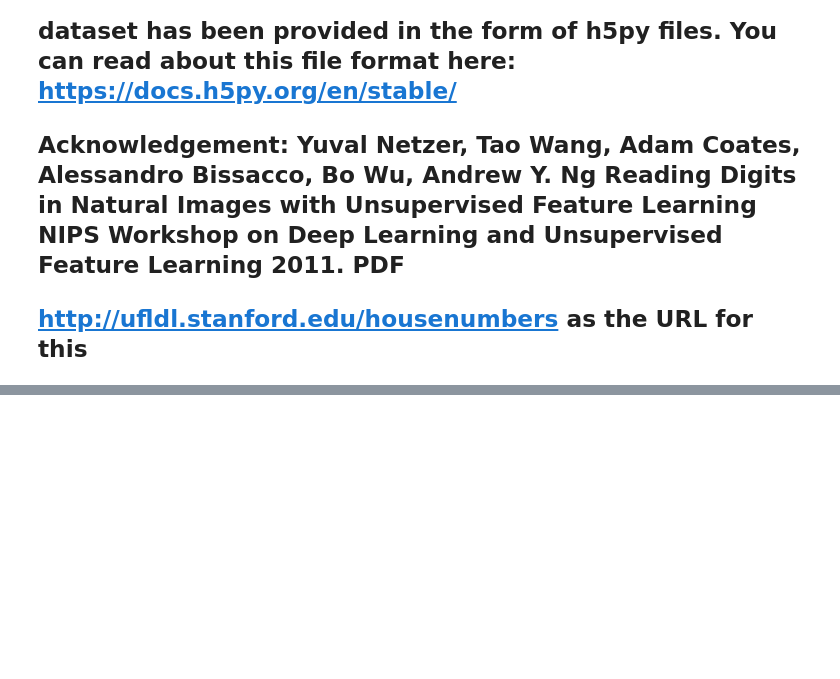
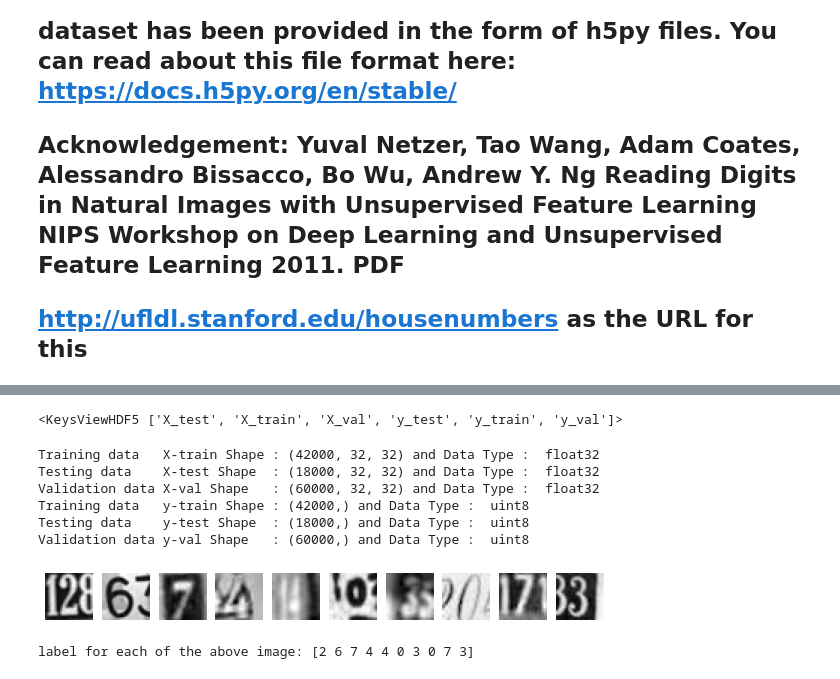
Before and after one commit to deeptiSingh006/AIML-NeuralNetwork, a Jupyter notebook: NeuralNetwork_Project_DeeptiSingh .ipynb, the cells around one changed output, grey strips where cells are left out. Drawn from its saved outputs; the diff is of its cells as text; code cells hidden in the pictures; blank space fills up the shorter version.

```diff
--- a/NeuralNetwork_Project_DeeptiSingh .ipynb
+++ b/NeuralNetwork_Project_DeeptiSingh .ipynb
@@ -386,0 +382,43 @@ FileNotFoundError: [Errno 2] Unable to open file (unable to open file: name = 'A
+# %%
+#Part B - Q1 B - Print all the keys from the .h5 file.
+datah5py.keys()
+# %% [output]
+<KeysViewHDF5 ['X_test', 'X_train', 'X_val', 'y_test', 'y_train', 'y_val']>
+# %%
+#Part B - Q1 C - Split the data into X_train, X_test, Y_train, Y_test
+X_train=datah5py['X_train']
+X_test=datah5py['X_test']
+X_val=datah5py['X_val']
+y_train=datah5py['y_train']
+y_test=datah5py['y_test']
+y_val=datah5py['y_val']
+# %%
+#Part B - Q2 A - Print shape of all the 4 data split into x, y, train, test to verify if x & y is in sync.
+
+print("Training data   X-train Shape :", X_train.shape,"and Data Type : ", X_train.dtype)
+print("Testing data    X-test Shape  :", X_test.shape,"and Data Type : ", X_test.dtype)
+print("Validation data X-val Shape   :", X_val.shape,"and Data Type : ", X_val.dtype)
+print("Training data   y-train Shape :", y_train.shape,"and Data Type : ", y_train.dtype)
+print("Testing data    y-test Shape  :", y_test.shape,"and Data Type : ", y_test.dtype)
+print("Validation data y-val Shape   :", y_val.shape,"and Data Type : ", y_val.dtype)
+# %% [output]
+Training data   X-train Shape : (42000, 32, 32) and Data Type :  float32
+Testing data    X-test Shape  : (18000, 32, 32) and Data Type :  float32
+Validation data X-val Shape   : (60000, 32, 32) and Data Type :  float32
+Training data   y-train Shape : (42000,) and Data Type :  uint8
+Testing data    y-test Shape  : (18000,) and Data Type :  uint8
+Validation data y-val Shape   : (60000,) and Data Type :  uint8
+# %%
+#Part B - Q2 B - Visualise first 10 images in train data and print its corresponding labels.
+%matplotlib inline
+import matplotlib.pyplot as plt
+plt.figure(figsize=(10, 1))
+for i in range(10):
+    plt.subplot(1, 10, i+1)
+    plt.imshow(X_train[i].reshape(32,32),cmap='gray')
+    plt.axis('off')
+plt.show()
+print('label for each of the above image: %s' % (y_train[0:10]))
+# %% [output]
+[figure, added]
+label for each of the above image: [2 6 7 4 4 0 3 0 7 3]
```
Also changed, not shown: parts of 8 cells of this notebook.
